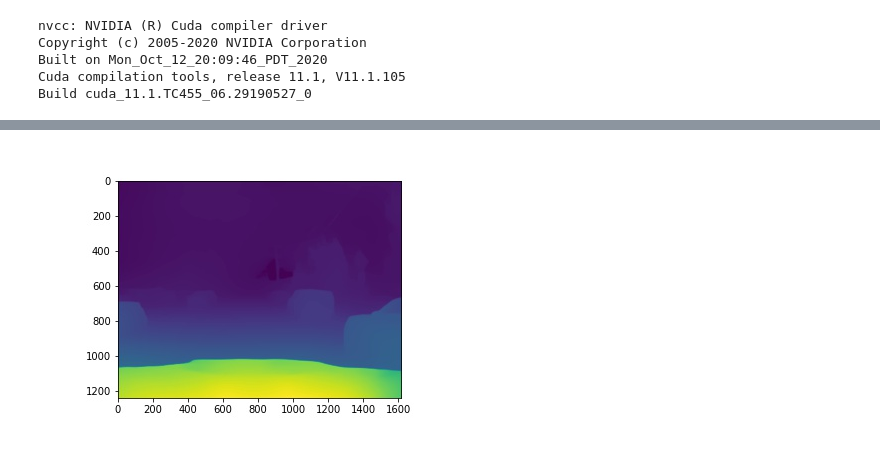
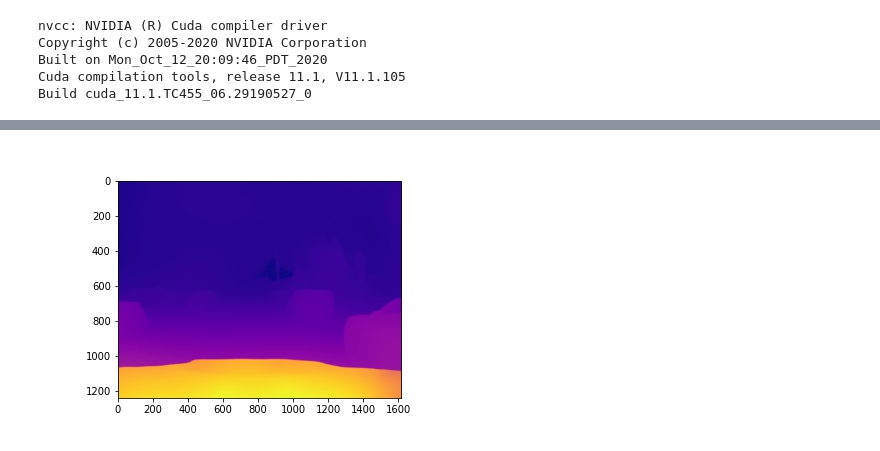
Before and after one commit to omprabhu98/MEngCapstone2022, a Jupyter notebook: Depth Prediction/Depth_Prediction.ipynb, the cells around one changed output, grey strips where cells are left out. Cells and saved outputs as stored; diff of their text form; code cells hidden in the pictures.

```diff
--- a/Depth Prediction/Depth_Prediction.ipynb
+++ b/Depth Prediction/Depth_Prediction.ipynb
@@ -119,38 +123,38 @@ def depth_prediction_stream(image, frame, index):
       ).squeeze()
 
     output = prediction.cpu().numpy()
-    plt.imshow(output)
+    plt.imshow(output, cmap='plasma')
     # # Show visualization in a streaming fashion.
     f = BytesIO()
     plt.savefig(f, format='jpeg')
     IPython.display.display(IPython.display.Image(data=f.getvalue()))
     f.close()
     plt.close()
 
 def depth_prediction_video(frame, index):
     """Inferences DeepLab model on a video file and stream the visualization."""
     original_im = Image.fromarray(frame[..., ::-1])
     depth_prediction_stream(original_im, frame, index)
 
 
 SAMPLE_VIDEO = 'test12.mp4'
 print('running deeplab on the sample video...')
 
 video = cv.VideoCapture(SAMPLE_VIDEO)
 # num_frames = 598  # uncomment to use the full sample video
 num_frames = 60
 
 try:
     for i in range(num_frames):
         _, frame = video.read()
         if not _: break
         depth_prediction_video(frame, i)
         IPython.display.clear_output(wait=True)
 except KeyboardInterrupt:
     plt.close()
     print("Stream stopped.")
 # %% [output]
-[figure, old version]
+[figure, new version]
 # %%
 frames = []
 def depth_prediction_stream_2(image, frame, index):
```
Also changed, not shown: parts of 4 cells of this notebook.
